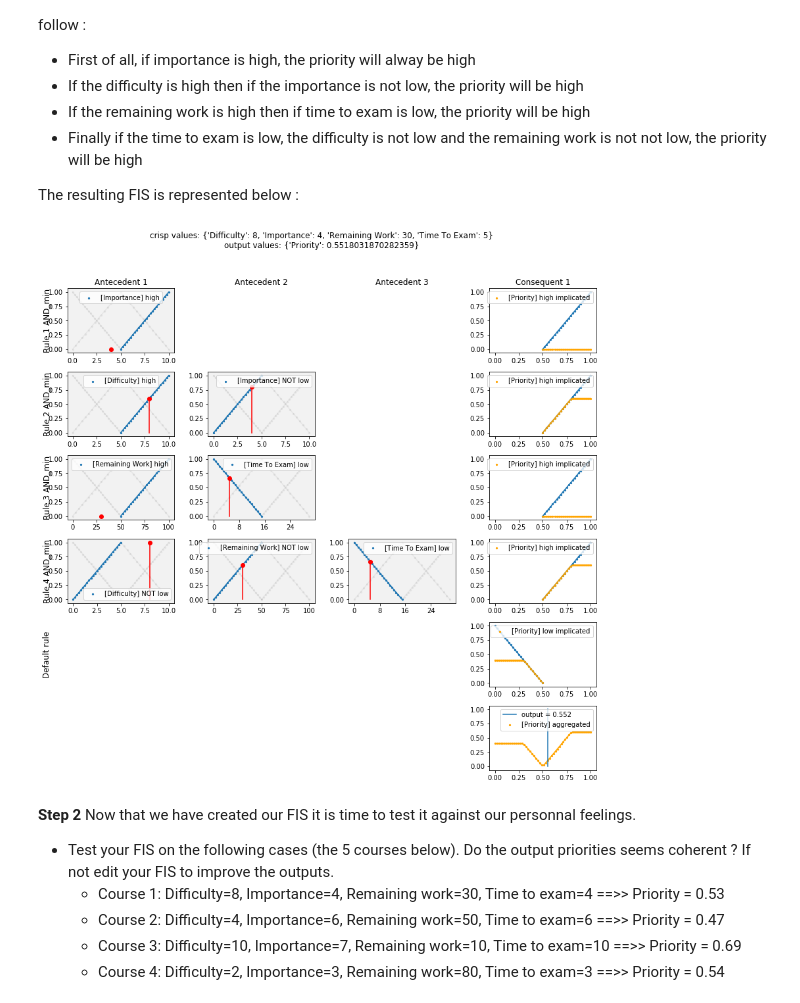
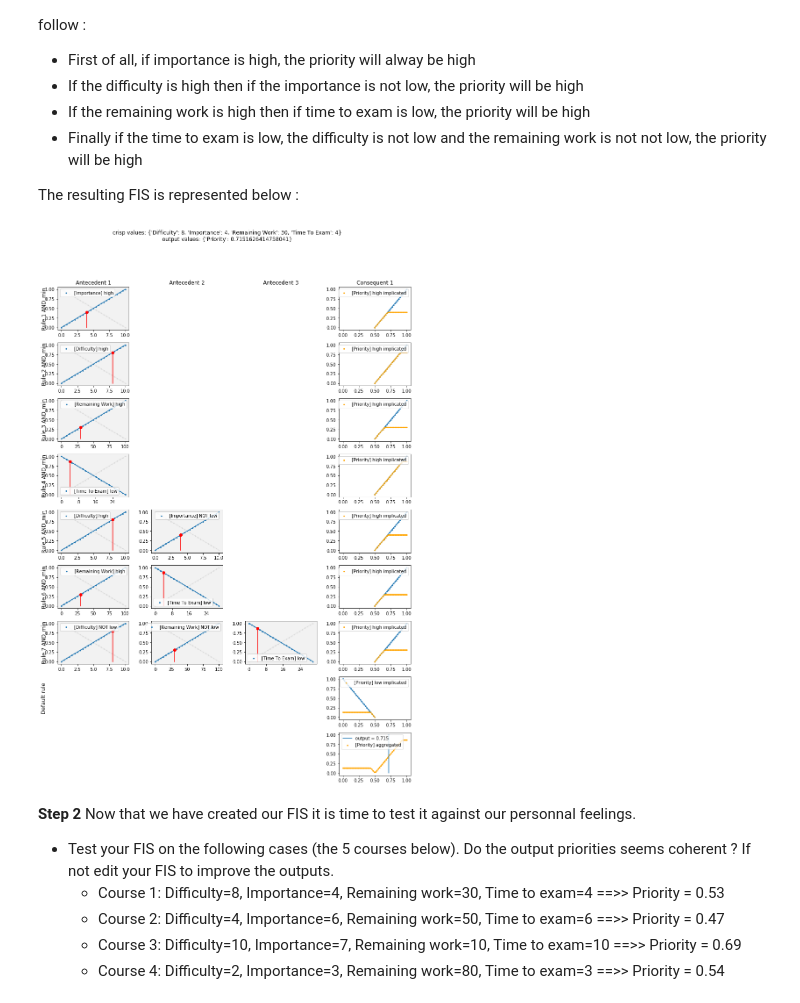
Before and after one commit to X4l1b1/LFA_Labs, a Jupyter notebook: 050_exam_problem/000_exam_problem.ipynb, the cells around one changed output. Cells and saved outputs as stored; diff of their text form; code cells hidden in the pictures.

Commit message:
use of 2pointsLV

```diff
--- a/050_exam_problem/000_exam_problem.ipynb
+++ b/050_exam_problem/000_exam_problem.ipynb
@@ -121,13 +122,13 @@ We constructed our fuzzy rules as follow :
 
 The resulting FIS is represented below :
 # %%
-difficulty = ThreePointsLV(name='Difficulty', p1=0, p2=5, p3=10)
+difficulty = TwoPointsPDLV(name='Difficulty', p=0, d=10)
 
-importance = ThreePointsLV(name='Importance', p1=0, p2=5, p3=10)
+importance = TwoPointsPDLV(name='Importance', p=0, d=10)
 
-remaining_work = ThreePointsLV(name='Remaining Work', p1=0, p2=50, p3=100)
+remaining_work = TwoPointsPDLV(name='Remaining Work', p=0, d=100)
 
-time_to_exam = ThreePointsLV(name='Time To Exam', p1=0, p2=15, p3=30)
+time_to_exam = TwoPointsPDLV(name='Time To Exam', p=0, d=30)
 
 priority = ThreePointsLV(name='Priority', p1=0, p2=0.5, p3=1)
 
@@ -144,6 +145,18 @@ default_rule = DefaultFuzzyRule( cons=[Consequent(priority, 'low')], impl_func=M
 exams_rules = [
     FuzzyRule(ant_act_func=AND_min,
               ants=[Antecedent(importance, 'high')],
+              cons=[Consequent(priority, 'high')], impl_func=MIN),
+
+    FuzzyRule(ant_act_func=AND_min,
+              ants=[Antecedent(difficulty, 'high')],
+              cons=[Consequent(priority, 'high')], impl_func=MIN),
+
+    FuzzyRule(ant_act_func=AND_min,
+              ants=[Antecedent(remaining_work, 'high')],
+              cons=[Consequent(priority, 'high')], impl_func=MIN),
+
+    FuzzyRule(ant_act_func=AND_min,
+              ants=[Antecedent(time_to_exam, 'low')],
               cons=[Consequent(priority, 'high')], impl_func=MIN),
 
     FuzzyRule(ant_act_func=AND_min,
@@ -167,35 +180,35 @@ exams_rules = [
 #          defuzz_func=COA_func)
 
 #Default rule ??
 fis = FIS(rules=exams_rules, aggr_func=np.max,
           defuzz_func=COA_func, default_rule=default_rule)
 
-input_values = {'Difficulty': 8, 'Importance': 4, 'Remaining Work': 30, 'Time To Exam': 5}
+input_values = {'Difficulty': 8, 'Importance': 4, 'Remaining Work': 30, 'Time To Exam': 4}
 fis.predict(input_values)
 fisv = FISViewer(fis)
 fisv.show()
 
 #input_values = {'Difficulty': 4, 'Importance': 6, 'Remaining Work': 50, 'Time To Exam': 6}
 #fis.predict(input_values)
 #fisv = FISViewer(fis)
 #fisv.show()
 
 #input_values = {'Difficulty': 10, 'Importance': 7, 'Remaining Work': 10, 'Time To Exam': 10}
 #fis.predict(input_values)
 #fisv = FISViewer(fis)
 #fisv.show()
 
 #input_values = {'Difficulty': 2, 'Importance': 3, 'Remaining Work': 80, 'Time To Exam': 3}
 #fis.predict(input_values)
 #fisv = FISViewer(fis)
 #fisv.show()
 
 #input_values = {'Difficulty': 6, 'Importance': 9, 'Remaining Work': 40, 'Time To Exam': 14}
 #fis.predict(input_values)
 #fisv = FISViewer(fis)
 #fisv.show()
 # %% [output]
-[figure, old version]
+[figure, new version]
 # %% [markdown]
 **Step 2**
 Now that we have created our FIS it is time to test it against our personnal feelings.
```
Also changed, not shown: parts of 4 cells of this notebook.
